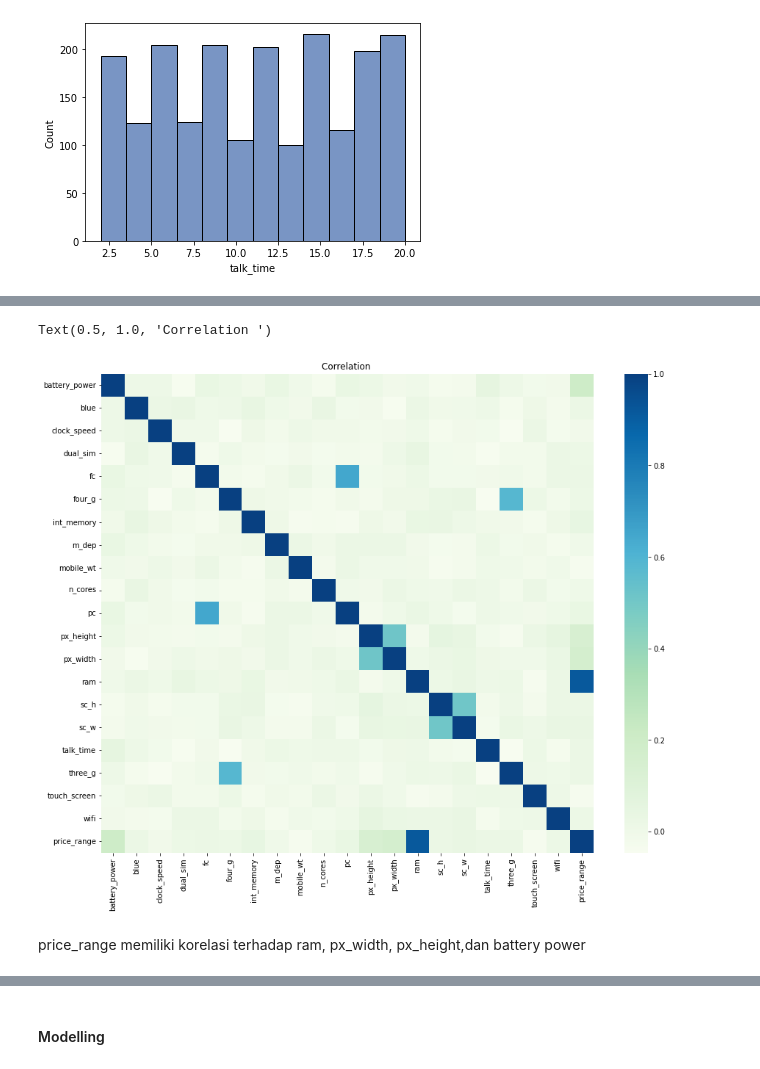
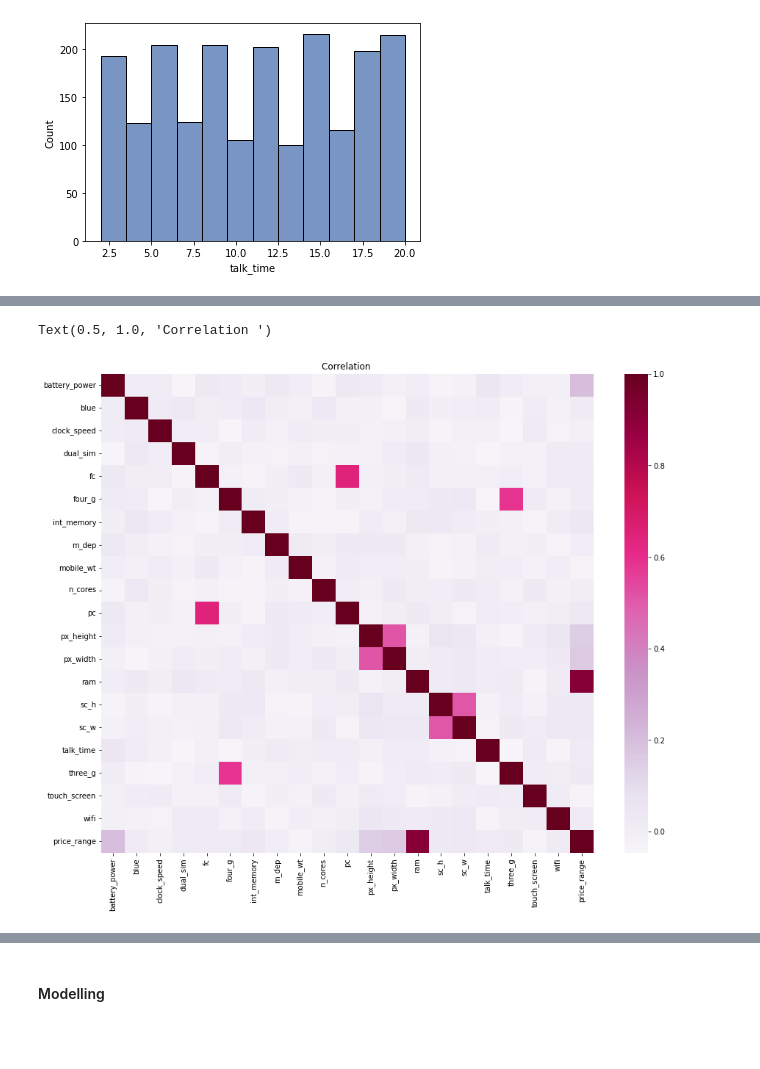
Before and after one commit to refkijorgiprdna/final-project-kelompok-04-erwin, a Jupyter notebook: Final Project.ipynb, the cells around one changed output, grey strips where cells are left out. Saved outputs shown, nothing was run; the diff lists cells and outputs as text; code cells hidden in the pictures; blank space fills up the shorter version.

```diff
--- a/Final Project.ipynb
+++ b/Final Project.ipynb
@@ -299,12 +276,3 @@ df.loc[(df["talk_time"] < fence_low) | (df["talk_time"] > fence_high)]
 df.duplicated().sum()
 # %% [output]
 0
-# %%
-#Analysis to check Outlier in Numeric Features
-i = 1
-plt.figure(figsize=(10,20))
-for feature in numeric_features:
-    plt.subplot(6,2,i)
-    sns.set_palette("deep")
-    sns.boxplot(x='price_range' , y=feature, data=df, palette=["#ece7f2", "#a6bddb", "#2b8cbe", "#1c9099"])
-    i+=1
@@ -313,9 +278,0 @@ for feature in numeric_features:
-# %%
-# Analysis to check outlier in categorical values
-i = 1
-plt.figure(figsize = (20,25))
-for feature in categorical_features:
-    plt.subplot(6,3,i)
-    sns.set_palette("deep")
-    sns.countplot(x = feature, data = df,hue='price_range', palette=["#ffeda0", "#5ab4ac", "#d8b365", "#7fcdbb"])
-    i +=1
@@ -431,10 +351,8 @@ plt.show() #menampilkan visualisasi
 # %%
 corr=df.corr()
 fig = plt.figure(figsize=(15,12))
-r = sns.heatmap(corr, cmap='GnBu')
+r = sns.heatmap(corr, cmap='PuRd')
 r.set_title("Correlation ")
 # %% [output]
 Text(0.5, 1.0, 'Correlation ')
-[figure, old version]
+[figure, new version]
-# %% [markdown]
-price_range memiliki korelasi terhadap ram, px_width, px_height,dan battery power
```
Also changed, not shown: parts of 34 cells of this notebook.
